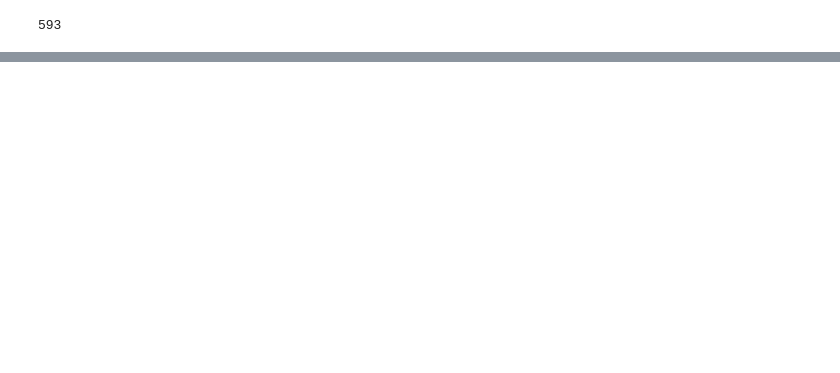
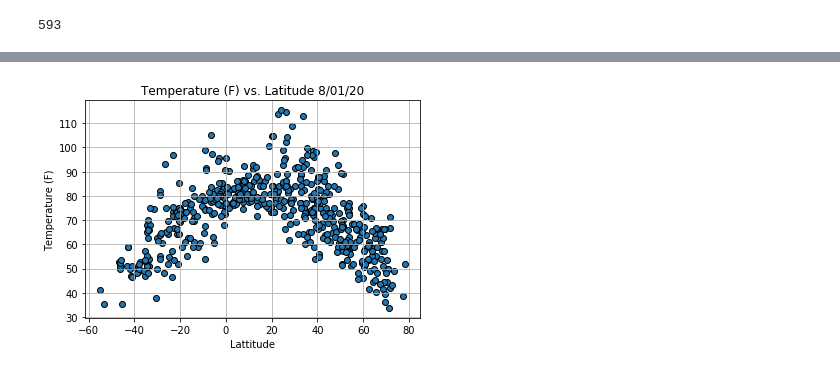
Before and after one commit to dborowski16/python-api-challenge, a Jupyter notebook: WeatherPy/WeatherPyFinal.ipynb, the cells around one changed output, grey strips where cells are left out. Drawn from its saved outputs; the diff is of its cells as text; code cells hidden in the pictures; blank space fills up the shorter version.

```diff
--- a/WeatherPy/WeatherPyFinal.ipynb
+++ b/WeatherPy/WeatherPyFinal.ipynb
@@ -313,0 +109,11 @@ The r-squared value is 0.003362095182244326
+# %%
+# Creating data dictionary with the variables taken from the data pull
+city_data ={'City':city_list,
+            'Lat':lat,
+            'Lng':lng,
+            'Max Temp':max_t,
+            'Humidity':hum,
+            'Cloudiness':cld,
+            'Wind Speed':wd_spd,
+            'Country':ctry,
+            'Date':date}
@@ -313,0 +174,11 @@ The r-squared value is 0.003362095182244326
+# %%
+# Scatter plot of temp v lat
+plt.scatter(lat,temp,marker='o',alpha=1,edgecolors='black')
+plt.title('Temperature (F) vs. Latitude 8/01/20')
+plt.xlabel('Lattitude')
+plt.ylabel('Temperature (F)')
+plt.grid()
+plt.savefig('output_data/temp_lat.png')
+plt.show()
+# %% [output]
+[figure, added]
```
Also changed, not shown: parts of 45 cells of this notebook, 13 other files.
